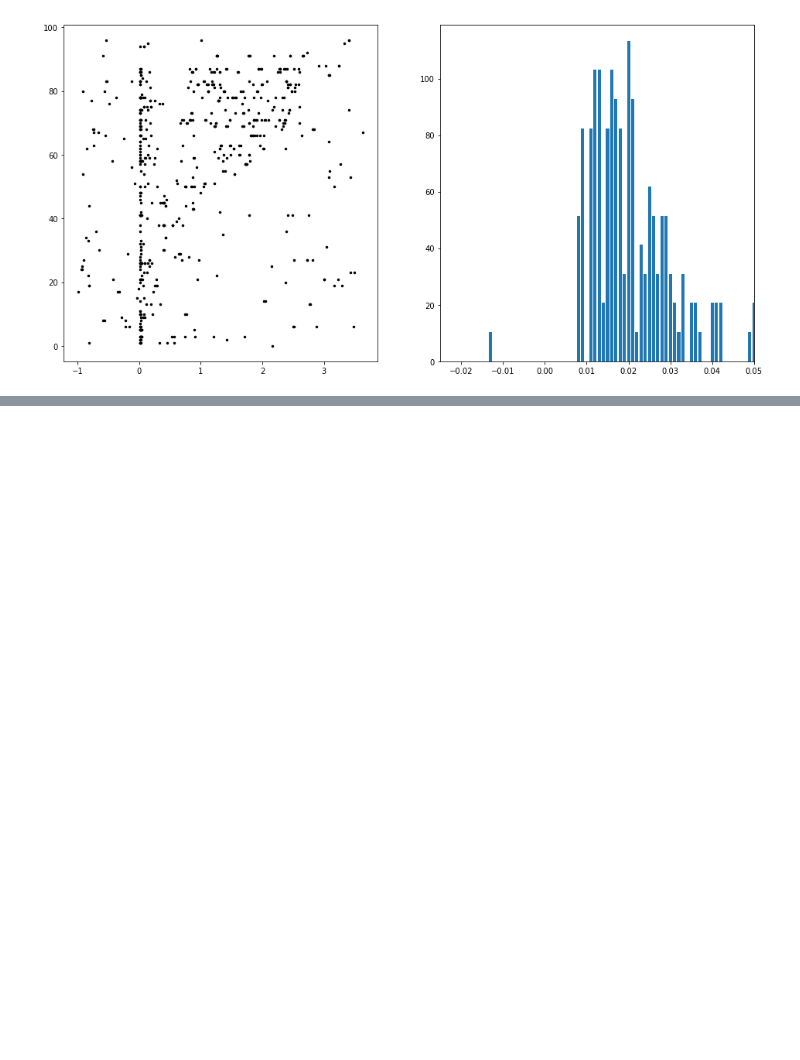
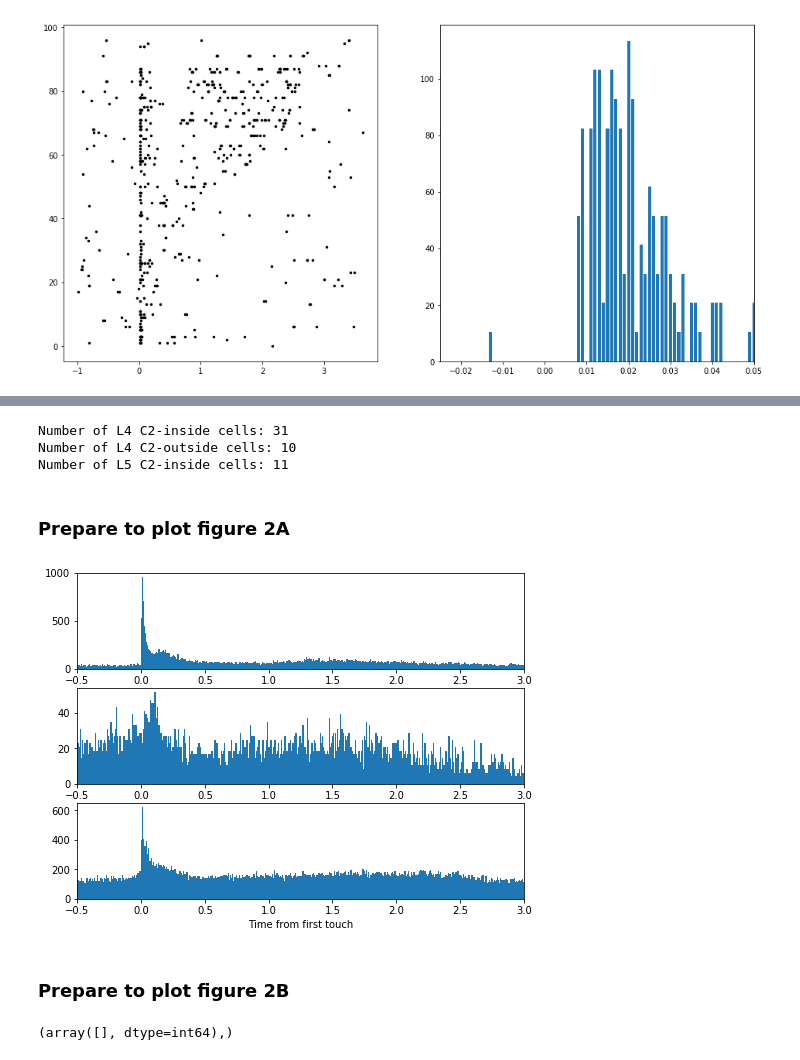
Before and after one commit to vathes/Hires-Gutnisky-2015, a Jupyter notebook: Notebooks/Hires-Gutnisky-2015 Example.ipynb, the cells around one changed output, grey strips where cells are left out. Cells and saved outputs as stored; diff of their text form; code cells hidden in the pictures; blank space fills up the shorter version.

Commit message:
Finished reproducing figures 1, 2

```diff
--- a/Notebooks/Hires-Gutnisky-2015 Example.ipynb
+++ b/Notebooks/Hires-Gutnisky-2015 Example.ipynb
@@ -163,0 +151,42 @@ Total: 5
+# %%
+l4_c2_inside_sess = intracellular.Cell & {'brain_subregion': 'C2', 'cortical_layer': 4}
+l4_c2_outside_sess = intracellular.Cell & {'brain_subregion': 'surround', 'cortical_layer': 4}
+l5_c2_inside_sess = intracellular.Cell & {'brain_subregion': 'C2', 'cortical_layer': 5}
+# %%
+print(f'Number of L4 C2-inside cells: {len(l4_c2_inside_sess)}')
+print(f'Number of L4 C2-outside cells: {len(l4_c2_outside_sess)}')
+print(f'Number of L5 C2-inside cells: {len(l5_c2_inside_sess)}')
+# %% [output]
+Number of L4 C2-inside cells: 31
+Number of L4 C2-outside cells: 10
+Number of L5 C2-inside cells: 11
+# %%
+# Specify segmentation setting to align to "first lick" event
+seg_param_key = (analysis.TrialSegmentationSetting & {'event': 'first_lick',
+                                                      'pre_stim_duration': 1,
+                                                      'post_stim_duration': 4}).fetch1()
+# %% [markdown]
+### Prepare to plot figure 2A
+# %%
+# get spike-train from all trials from all cells - population level
+l4_c2_inside_spk = [(intracellular.TrialSegmentedSpikeTrain & s & seg_param_key).fetch('segmented_spike_train')
+                    for s in l4_c2_inside_sess]
+l4_c2_outside_spk = [(intracellular.TrialSegmentedSpikeTrain & s & seg_param_key).fetch('segmented_spike_train')
+                     for s in l4_c2_outside_sess]
+l5_c2_inside_spk = [(intracellular.TrialSegmentedSpikeTrain & s & seg_param_key).fetch('segmented_spike_train')
+                    for s in l5_c2_inside_sess]
+# %%
+ephys_timestamps = np.linspace(-1*float(seg_param_key['pre_stim_duration']),
+                               float(seg_param_key['post_stim_duration']),
+                               l4_c2_inside_spk[0][0].size)
+# %%
+fig2a, axs = plt.subplots(3, 1, figsize=(8, 6))
+for ax, spike_train in zip(axs, (np.hstack(l4_c2_inside_spk), np.hstack(l4_c2_outside_spk), np.hstack(l5_c2_inside_spk))):
+    spk_rates, spk_edges = build_PSTH(spike_train, ephys_timestamps, (ephys_timestamps[0], ephys_timestamps[-1]), bin_size=0.005)
+    ax.bar(spk_edges, spk_rates, width=0.01)
+    ax.set_xlim((-0.5, 3));
+axs[-1].set_xlabel('Time from first touch');
+# %% [output]
+[figure, added]
+# %% [markdown]
+### Prepare to plot figure 2B
@@ -163,0 +195,4 @@ Total: 5
+# %%
+np.where(tt==1)
+# %% [output]
+(array([], dtype=int64),)
```
Also changed, not shown: parts of 13 cells of this notebook, 4 other files.
